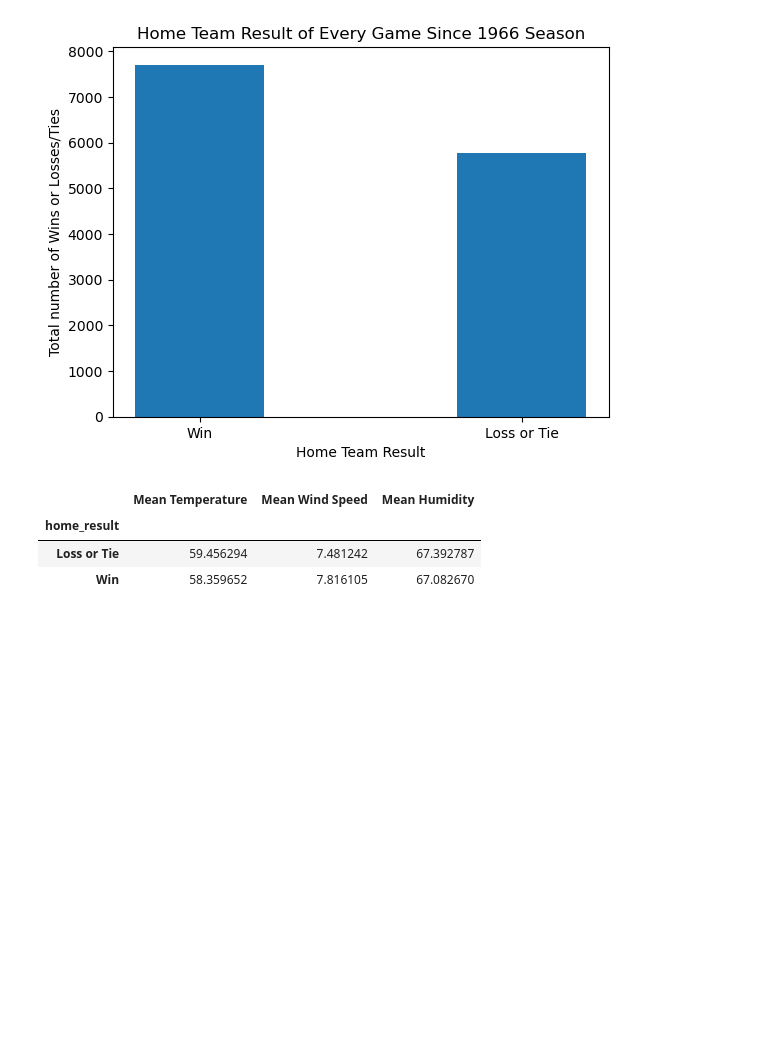
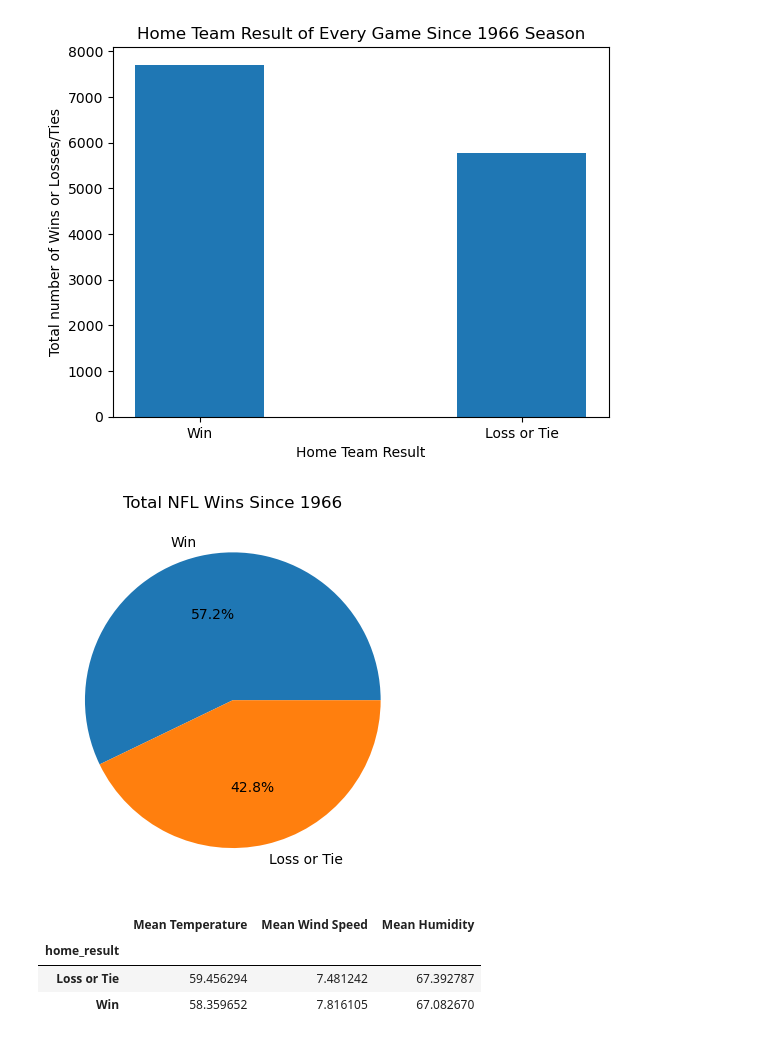
Before and after one commit to jlawrence16/project_one, a Jupyter notebook: import_data_nfl.ipynb, the cells around one changed output. Cells and saved outputs as stored; diff of their text form; code cells hidden in the pictures; blank space fills up the shorter version.

```diff
--- a/import_data_nfl.ipynb
+++ b/import_data_nfl.ipynb
@@ -165,6 +166,14 @@ plt.title("Home Team Result of Every Game Since 1966 Season")
 plt.show()
 # %% [output]
 [figure]
+# %%
+total_wins_df = data_df["home_result"].value_counts()
+total_wins_df
+plt.pie(total_wins_df, labels=('Win', 'Loss or Tie'), autopct='%1.1f%%')
+plt.title("Total NFL Wins Since 1966")
+plt.show()
+# %% [output]
+[figure, added]
 # %%
 mean_weather_temp = data_df.groupby("home_result")["weather_temperature"].mean()
 mean_weather_temp
```
Also changed, not shown: parts of 5 cells of this notebook.
